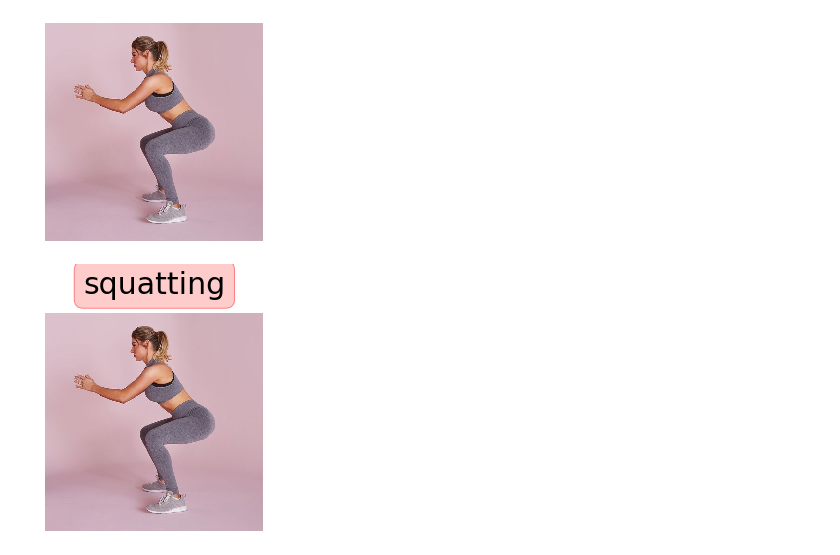
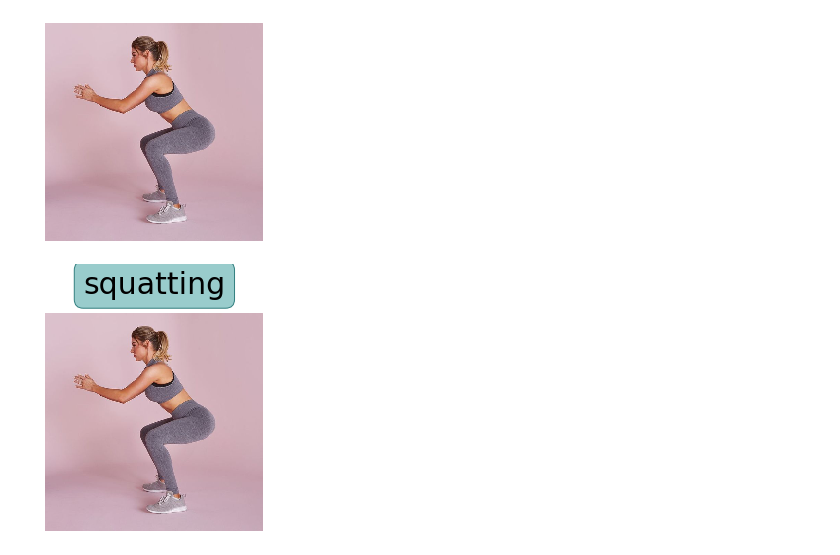
Before and after one commit to moonbeam5115/JointAngleMeasurement, a Jupyter notebook: notebooks/PoseDetection_Model_Testing.ipynb, the cells around one changed output. Cells and saved outputs as stored; diff of their text form; code cells hidden in the pictures.

```diff
--- a/notebooks/PoseDetection_Model_Testing.ipynb
+++ b/notebooks/PoseDetection_Model_Testing.ipynb
@@ -208,33 +208,33 @@ color = (255, 0, 0)
 
 # Line thickness of 2 px
 thickness = 2
 
 # Text to display
 unknown_img_NN = np.expand_dims(unknown_img, axis=0)
 num_predict = Pose_Analyzer_Model.predict(unknown_img_NN)
 
 num_df = pd.DataFrame(num_predict)
 num_predict = np.array(num_predict)
 num_predict = tf.argmax(num_predict, axis=1)
 text_predict = ''
 if np.array(num_predict) == 0:
     text_predict = 'squatting'
 elif np.array(num_predict) == 1:
     text_predict = 'bending'
 elif np.array(num_predict) == 2:
     text_predict == 'raising arms'
 else:
     text_predict == 'unknown pose detected!'
 
 plt.axis('off')
 plt.imshow(cv.cvtColor(unknown_img, cv.COLOR_BGR2RGB))
 plt.text(112, -30, text_predict, size=30, rotation=0,
          ha="center", va="center",
          bbox=dict(boxstyle="round",
-                   ec=(1., 0.5, 0.5),
-                   fc=(1., 0.8, 0.8),
+                   ec=(0.2, 0.5, 0.5),
+                   fc=(0.6, 0.8, 0.8),
                    )
          )
 plt.show()
 # %% [output]
-[figure, old version]
+[figure, new version]
```
Also changed, not shown: 1 other file.
